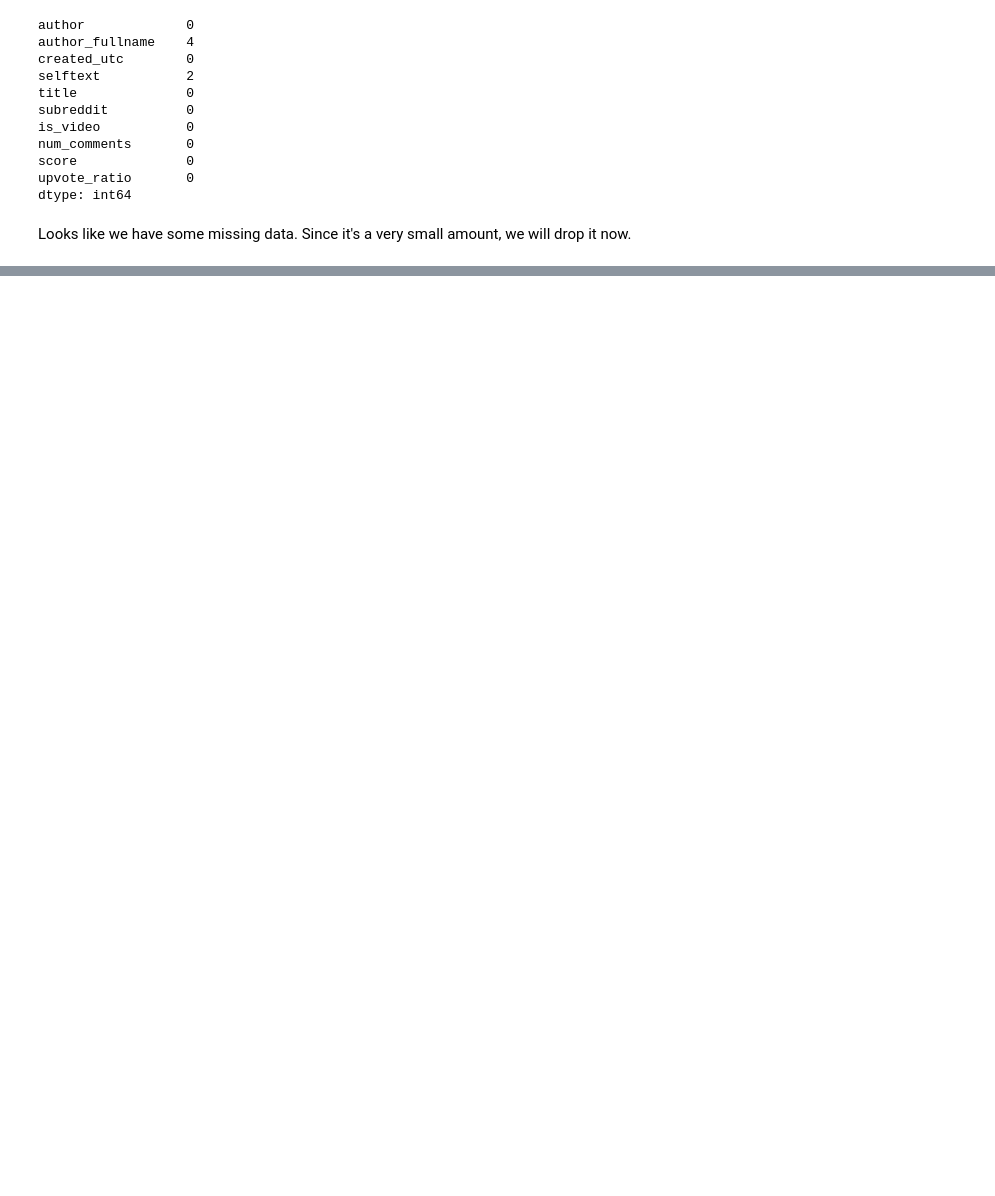
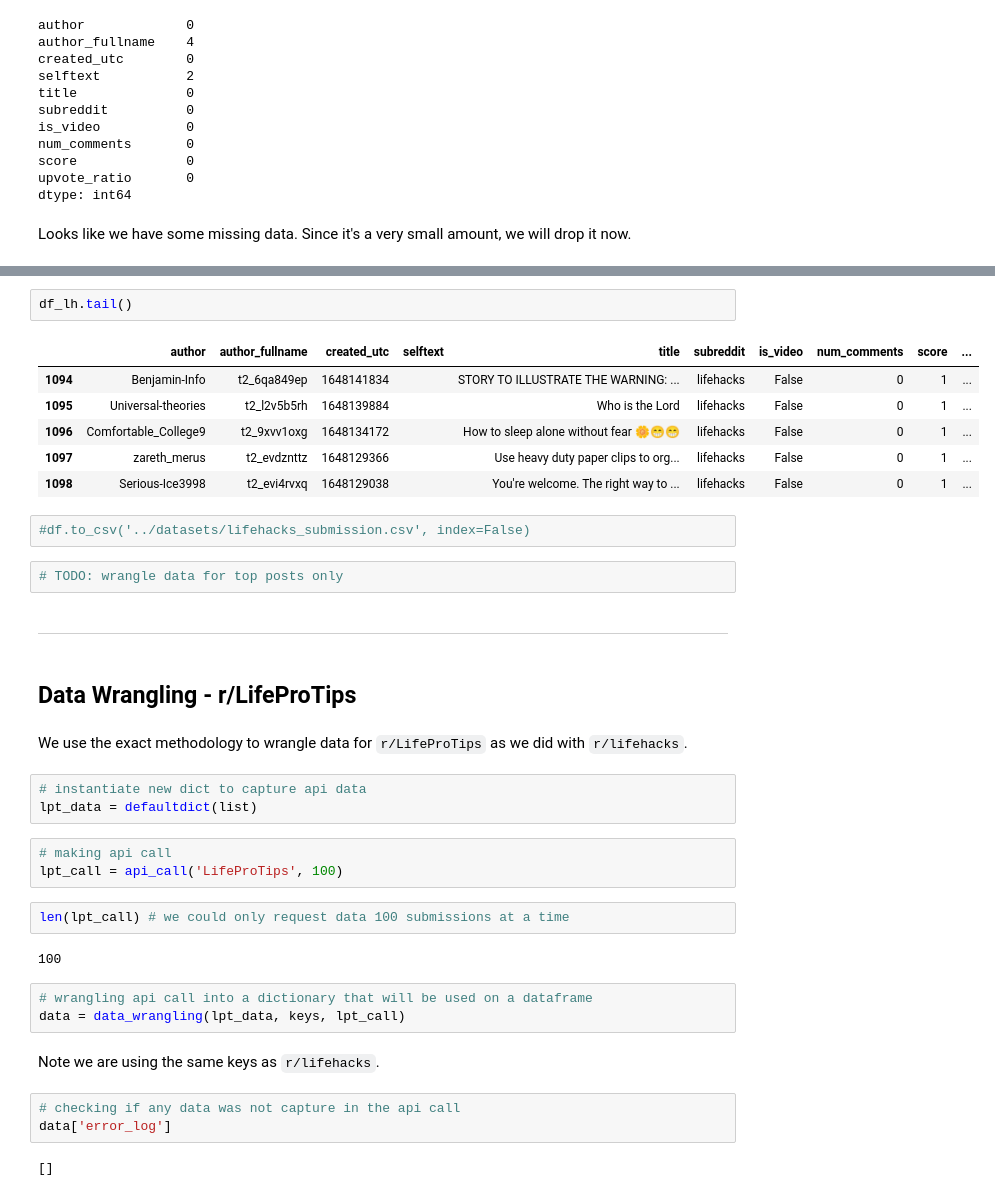
Before and after one commit to Femli/lifehacks_vs_lifeprotips, a Jupyter notebook: code/01_Data_Wrangling.ipynb, the cells around one changed output, grey strips where cells are left out. Drawn from its saved outputs; the diff is of its cells as text; blank space fills up the shorter version.

```diff
--- a/code/01_Data_Wrangling.ipynb
+++ b/code/01_Data_Wrangling.ipynb
@@ -165,0 +182,39 @@ All row data has different time of submission, which is a strong suggestion all
+# %%
+df_lh.tail()
+# %% [output]
+|  | author | author_fullname | created_utc | selftext | title | subreddit | is_video | num_comments | score | ... |
+| 1094 | Benjamin-Info | t2_6qa849ep | 1648141834 |  | STORY TO ILLUSTRATE THE WARNING: ... | lifehacks | False | 0 | 1 | ... |
+| 1095 | Universal-theories | t2_l2v5b5rh | 1648139884 |  | Who is the Lord | lifehacks | False | 0 | 1 | ... |
+| 1096 | Comfortable_College9 | t2_9xvv1oxg | 1648134172 |  | How to sleep alone without fear 🌼😁😁 | lifehacks | False | 0 | 1 | ... |
+| 1097 | zareth_merus | t2_evdznttz | 1648129366 |  | Use heavy duty paper clips to org... | lifehacks | False | 0 | 1 | ... |
+| 1098 | Serious-Ice3998 | t2_evi4rvxq | 1648129038 |  | You're welcome. The right way to ... | lifehacks | False | 0 | 1 | ... |
+# %%
+#df.to_csv('../datasets/lifehacks_submission.csv', index=False)
+# %%
+# TODO: wrangle data for top posts only
+# %% [markdown]
+----
+# %% [markdown]
+## Data Wrangling - r/LifeProTips
+# %% [markdown]
+We use the exact methodology to wrangle data for `r/LifeProTips` as we did with `r/lifehacks`.
+# %%
+# instantiate new dict to capture api data
+lpt_data = defaultdict(list)
+# %%
+# making api call
+lpt_call = api_call('LifeProTips', 100)
+# %%
+len(lpt_call) # we could only request data 100 submissions at a time
+# %% [output]
+100
+# %%
+# wrangling api call into a dictionary that will be used on a dataframe
+data = data_wrangling(lpt_data, keys, lpt_call)
+# %% [markdown]
+Note we are using the same keys as `r/lifehacks`.
+# %%
+# checking if any data was not capture in the api call
+data['error_log']
+# %% [output]
+[]
```
Also changed, not shown: parts of 42 cells of this notebook, 4 other files.
